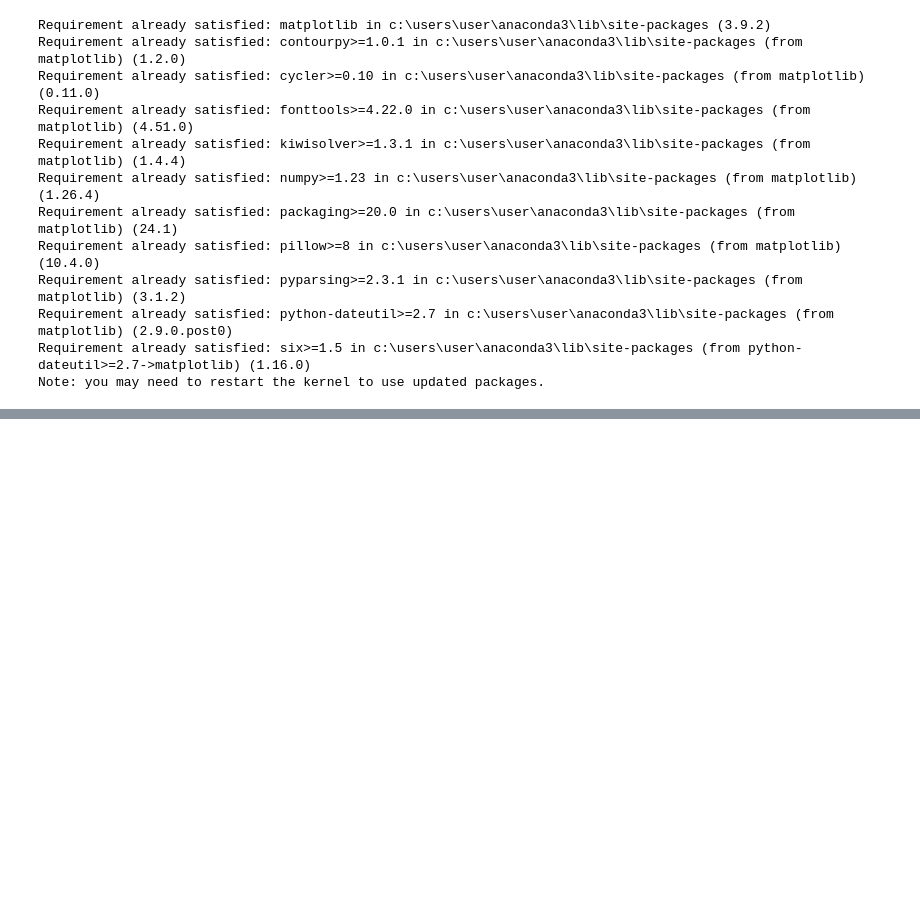
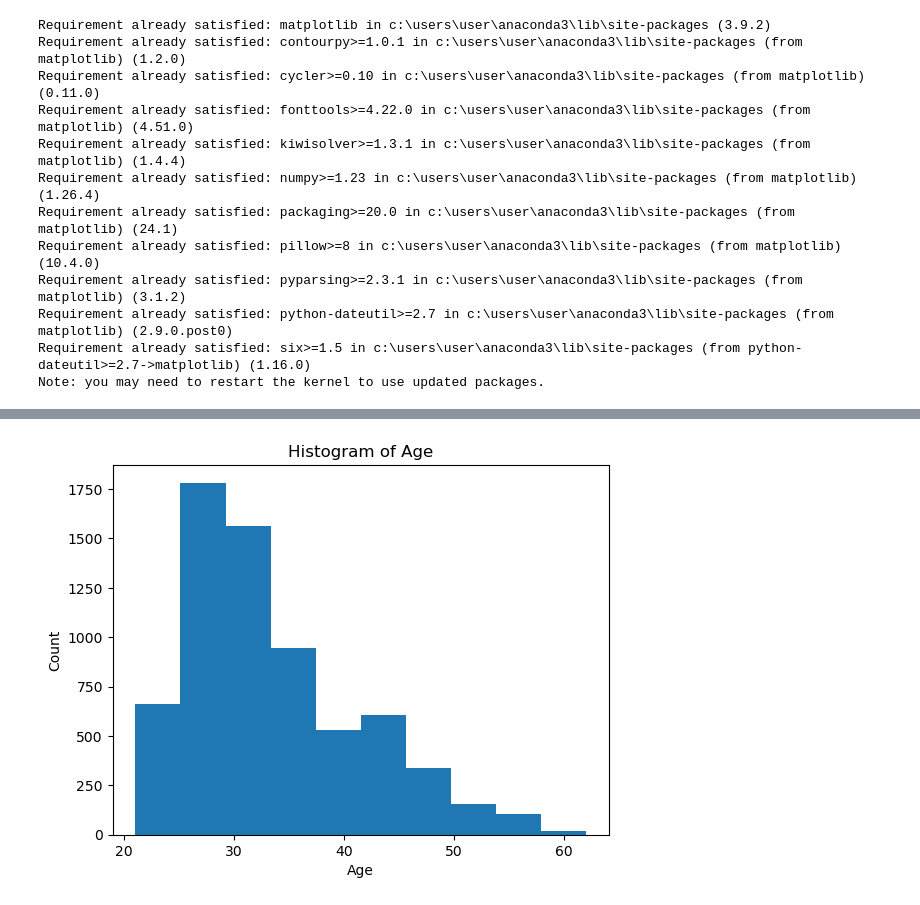
Before and after one commit to bindushahi/learn_data, a Jupyter notebook: numpypandas.ipynb, the cells around one changed output, grey strips where cells are left out. Saved outputs shown, nothing was run; the diff lists cells and outputs as text; code cells hidden in the pictures; blank space fills up the shorter version.

Commit message:
# Histogram : single, numeric variable

```diff
--- a/numpypandas.ipynb
+++ b/numpypandas.ipynb
@@ -282,0 +290,10 @@ Note: you may need to restart the kernel to use updated packages.
+# %%
+plt.hist(data.Age,bins=10)   #bins use garera kati ota ma distribute garne bhancha
+plt.title('Histogram of Age')
+plt.xlabel('Age')
+plt.ylabel('Count')
+
+
+plt.show()
+# %% [output]
+[figure, added]
```
Also changed, not shown: parts of 3 cells of this notebook.
